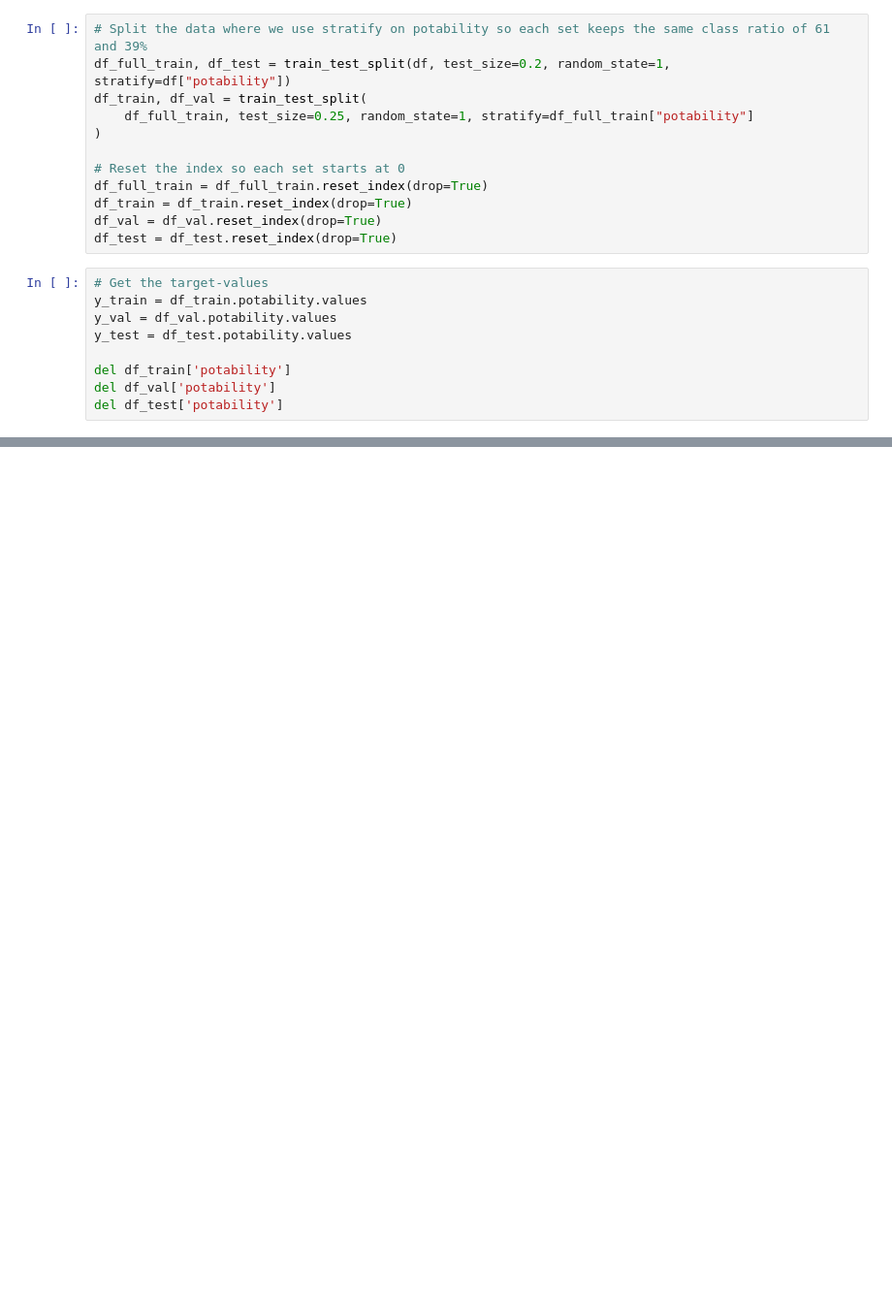
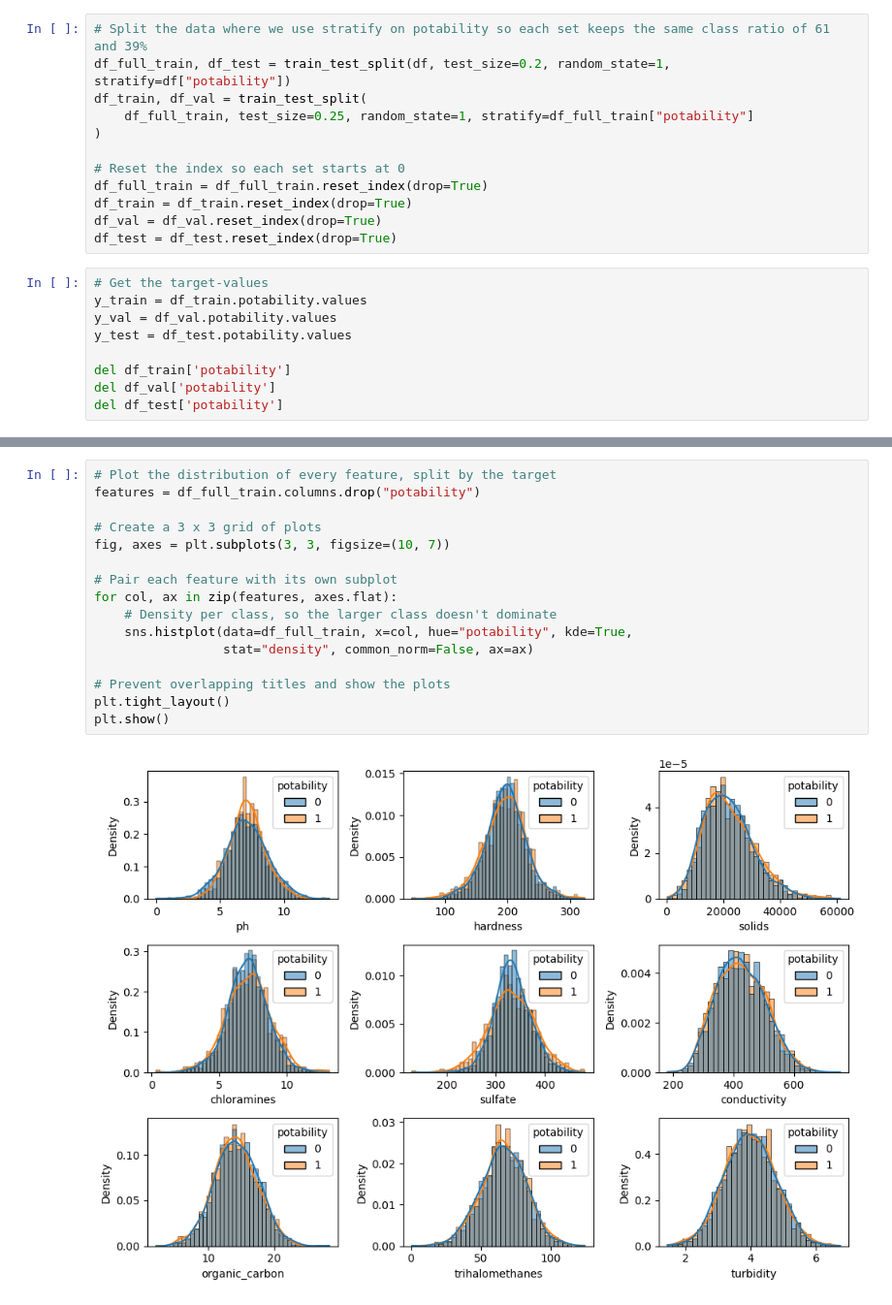
Before and after one commit to wvdaa6-hub/ml-engineering-zoomcamp, a Jupyter notebook: 2026/projects/midterm/water_potability.ipynb, the cells around one changed output, grey strips where cells are left out. Shown at 97% size. Drawn from its saved outputs; the diff is of its cells as text; blank space fills up the shorter version.

```diff
--- a/2026/projects/midterm/water_potability.ipynb
+++ b/2026/projects/midterm/water_potability.ipynb
@@ -89,0 +118,18 @@ del df_test['potability']
+# %%
+# Plot the distribution of every feature, split by the target
+features = df_full_train.columns.drop("potability")
+
+# Create a 3 x 3 grid of plots
+fig, axes = plt.subplots(3, 3, figsize=(10, 7))
+
+# Pair each feature with its own subplot
+for col, ax in zip(features, axes.flat):
+    # Density per class, so the larger class doesn't dominate
+    sns.histplot(data=df_full_train, x=col, hue="potability", kde=True,
+                 stat="density", common_norm=False, ax=ax)
+
+# Prevent overlapping titles and show the plots
+plt.tight_layout()
+plt.show()
+# %% [output]
+[figure, added]
```
Also changed, not shown: parts of 13 cells of this notebook.
